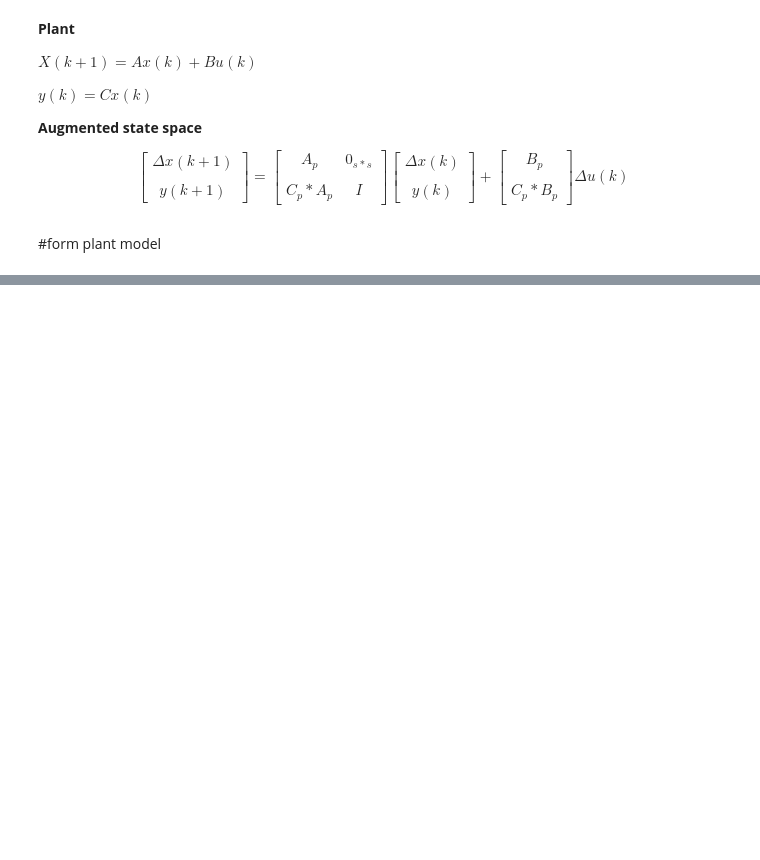
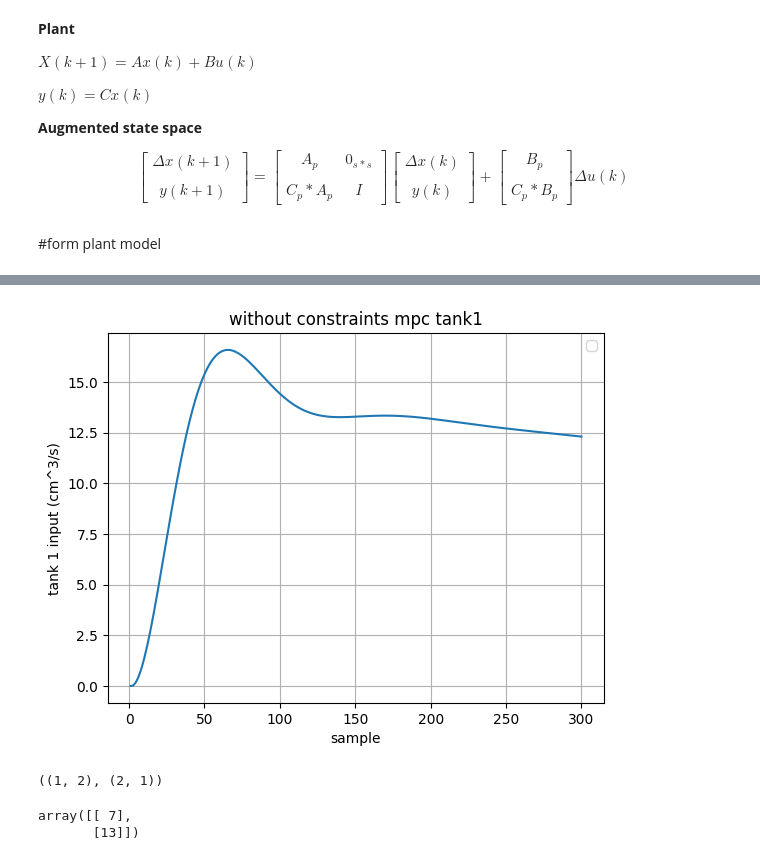
Before and after one commit to coldsober-irene/ASSIGNMENTS, a Jupyter notebook: testDissertation.ipynb, the cells around one changed output, grey strips where cells are left out. Drawn from its saved outputs; the diff is of its cells as text; code cells hidden in the pictures; blank space fills up the shorter version.

```diff
--- a/testDissertation.ipynb
+++ b/testDissertation.ipynb
@@ -172,0 +211,10 @@ WARNING:matplotlib.legend:No artists with labels found to put in legend.  Note t
+# %%
+plt.plot(t, y[:, 0])
+plt.xlabel("sample")
+plt.ylabel("tank 1 input (cm^3/s)")
+plt.title("without constraints mpc tank1")
+plt.legend()
+# plt.plot(t, y[:, 1], marker = '+')
+plt.grid(True)
+plt.show()
+# %% [output]
@@ -172,0 +222,13 @@ WARNING:matplotlib.legend:No artists with labels found to put in legend.  Note t
+[figure, added]
+# %%
+x = np.array([[2], [7]])
+x.T.shape, x.shape
+# %% [output]
+((1, 2), (2, 1))
+# %%
+a = np.array([[1, 2],[3, 4]])
+b = np.array([[-1], [4]])
+a @ b
+# %% [output]
+array([[ 7],
+       [13]])
```
Also changed, not shown: parts of 4 cells of this notebook.
